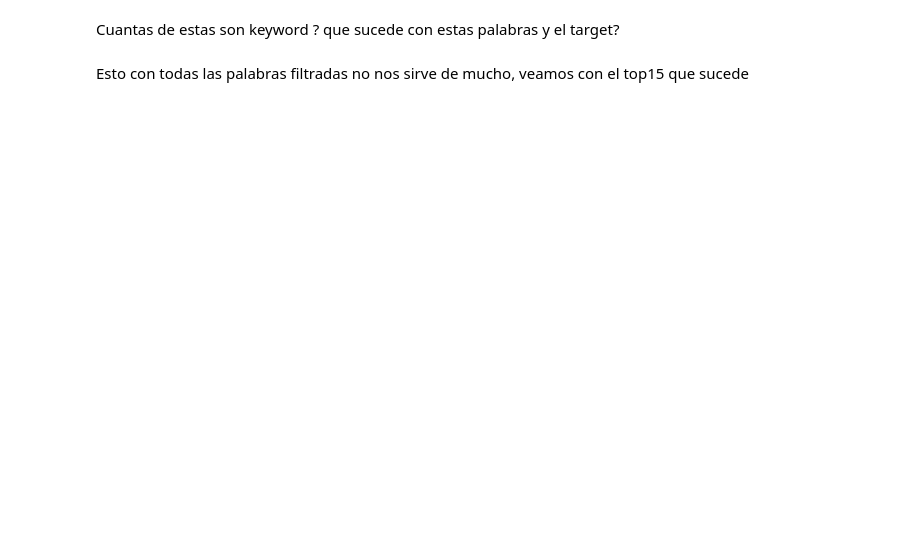
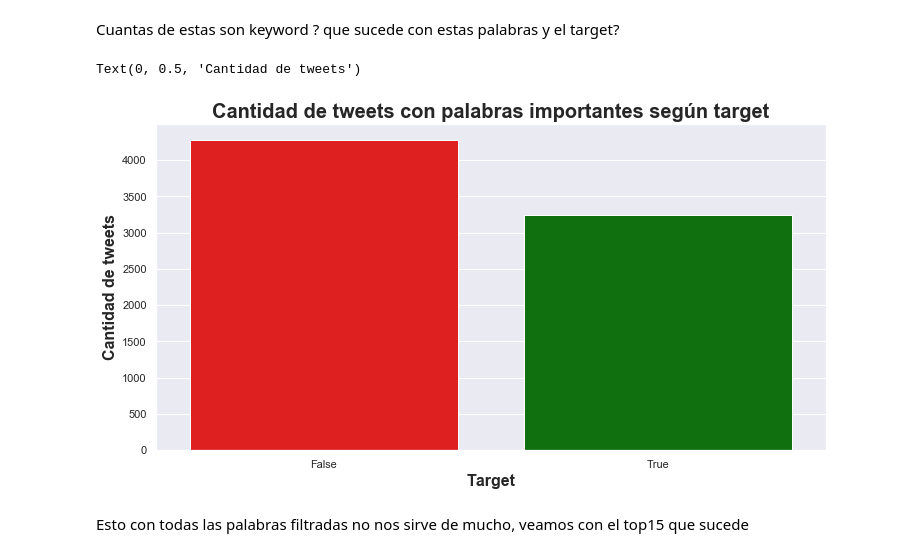
Before and after one commit to alepenaa94/TP1_Real_or_Not, a Jupyter notebook: TP1_Real_or_Not.ipynb, the cells around one changed output. Drawn from its saved outputs; the diff is of its cells as text; code cells hidden in the pictures; blank space fills up the shorter version.

Commit message:
un poco mas de analisis del tweet

```diff
--- a/TP1_Real_or_Not.ipynb
+++ b/TP1_Real_or_Not.ipynb
@@ -765,23 +782,26 @@ Cuantas de estas son keyword ? que sucede con estas palabras y el target?
 # %%
 important_words = df['clean_text'].str.split().to_frame().explode('clean_text')['clean_text'].value_counts(ascending=False)
 important_words = important_words.reset_index()['index'].to_list()
 
 def f_aux(tweet):
     for word in important_words:
         if word in tweet:
             return True
     return False
 
-df['important_word_match'] = df['clean_text'].apply(f_aux)
-df_aux = df.loc[df['important_word_match']==True]
+df['important_word_match_text'] = df['clean_text'].apply(f_aux)
+df_aux = df.loc[df['important_word_match_text']==True]
 
 plt.figure(figsize=(12,6))
 
 ax = sns.countplot(x= 'target',data = df_aux,palette=['red','green']);
 
 plt.title('Cantidad de tweets con palabras importantes según target', fontsize=20,weight='bold')
 ax.set_xlabel('Target', fontsize=16, fontweight='bold')
 ax.set_ylabel('Cantidad de tweets', fontsize=16, fontweight='bold')
+# %% [output]
+Text(0, 0.5, 'Cantidad de tweets')
+[figure, added]
 # %% [markdown]
 Esto con todas las palabras filtradas no nos sirve de mucho, veamos con el top15 que sucede
 # %%
```
Also changed, not shown: parts of 45 cells of this notebook.
